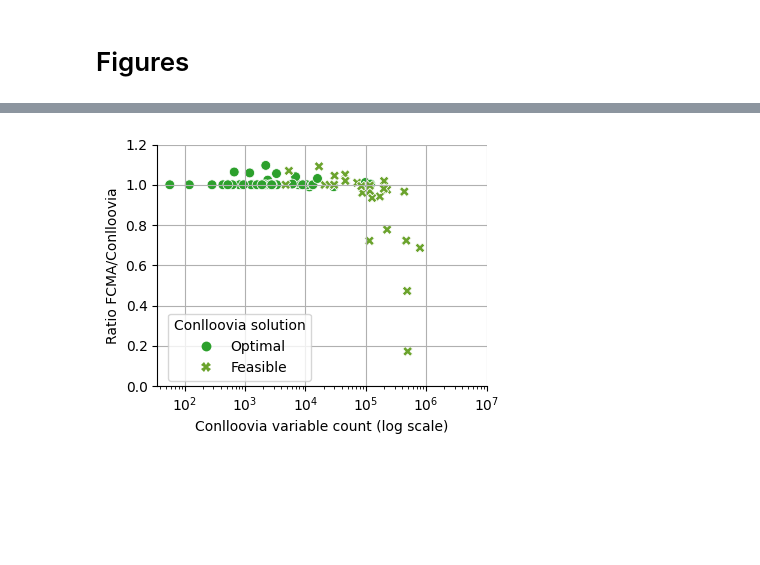
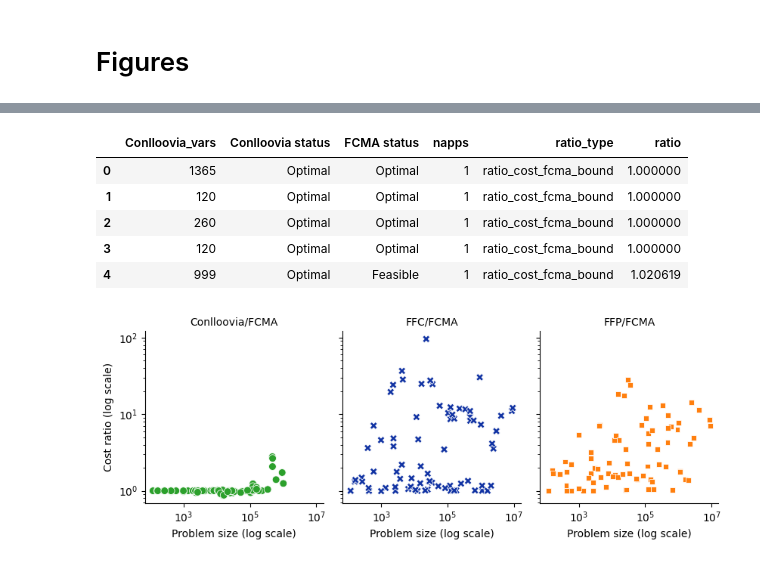
Before and after one commit to asi-uniovi/fcma_exp, a Jupyter notebook: analysis.ipynb, the cells around one changed output, grey strips where cells are left out. Saved outputs shown, nothing was run; the diff lists cells and outputs as text; code cells hidden in the pictures; blank space fills up the shorter version.

```diff
--- a/analysis.ipynb
+++ b/analysis.ipynb
@@ -72,5 +72,5 @@ df["FCMA status"] = df.apply(
 # %%
-# Compute the ratio of cost FCMA/Conlloovia_cost and FCMA/bound
+# Compute the ratio of cost FCMA, FFC, and FFP to Conlloovia and the bound
 SPEEDS = [1]
 SFMPLS = [0.5]
 
@@ -80,3 +80,6 @@ for speed in SPEEDS:
             "Conlloovia_cost_d_h"
         ]
 df[f"ratio_cost_fcma_bound"] = df[f"Fcma_1_0.5_cost_d_h"] / df["bound"]
+
+df["ratio_cost_ffc_con"] = df["FFC_cost_d_h"] / df["Conlloovia_cost_d_h"]
+df["ratio_cost_ffp_con"] = df["FFP_cost_d_h"] / df["Conlloovia_cost_d_h"]
@@ -83,6 +105,8 @@ df[f"ratio_cost_fcma_bound"] = df[f"Fcma_1_0.5_cost_d_h"] / df["bound"]
 # %%
 # Compute total times
 df["Conlloovia_total_time_s"] = df["Conlloovia_creation_time_s"] + df["Conlloovia_solving_time_s"]
+df["FFC_total_time_s"] = df["FFC_creation_time_s"] + df["FFC_solving_time_s"]
+df["FFP_total_time_s"] = df["FFP_creation_time_s"] + df["FFP_solving_time_s"]
 
 for speed in SPEEDS:
     for sfmpl in SFMPLS:
@@ -165,54 +177,84 @@ df_long.head()
+# %%
+# Put the data frame in the long format
+df_long = pd.melt(
+    df,
+    id_vars=["Conlloovia_vars", "Conlloovia status", "FCMA status", "napps"],
+    value_vars=["ratio_cost_fcma_bound", "ratio_cost_con_fcma_1_0.5", "ratio_cost_ffc_fcma_1_0.5", "ratio_cost_ffp_fcma_1_0.5"],
+    var_name="ratio_type",
+    value_name="ratio",
+)
+
+df_long.head()
+# %% [output]
+|  | Conlloovia_vars | Conlloovia status | FCMA status | napps | ratio_type | ratio |
+| 0 | 1365 | Optimal | Optimal | 1 | ratio_cost_fcma_bound | 1.000000 |
+| 1 | 120 | Optimal | Optimal | 1 | ratio_cost_fcma_bound | 1.000000 |
+| 2 | 260 | Optimal | Optimal | 1 | ratio_cost_fcma_bound | 1.000000 |
+| 3 | 120 | Optimal | Optimal | 1 | ratio_cost_fcma_bound | 1.000000 |
+| 4 | 999 | Optimal | Feasible | 1 | ratio_cost_fcma_bound | 1.020619 |
 # %%
-# Plot the ratio of cost FCMA/Conlloovia and FCMA/lower_bound vs the problem size
-data_fig1 = df_long[(df_long["ratio_type"] == "ratio_cost_fcma_1_0.5_con") & (df_long["Conlloovia status"] != "No solution")]
+# Plot the ratio of the other algorithms to FCMA vs the problem size
+ratios = ["ratio_cost_con_fcma_1_0.5", "ratio_cost_ffc_fcma_1_0.5", "ratio_cost_ffp_fcma_1_0.5"]
+data_fig1 = df_long[(df_long["ratio_type"].isin(ratios))].copy()
+
+short_names = ["Conlloovia/FCMA", "FFC/FCMA", "FFP/FCMA"]
+data_fig1["ratio_type"] = data_fig1["ratio_type"].str.replace("ratio_cost_con_fcma_1_0.5", short_names[0])
+data_fig1["ratio_type"] = data_fig1["ratio_type"].str.replace("ratio_cost_ffc_fcma_1_0.5", short_names[1])
+data_fig1["ratio_type"] = data_fig1["ratio_type"].str.replace("ratio_cost_ffp_fcma_1_0.5", short_names[2])
+
 g = sns.relplot(
     x="Conlloovia_vars",
     y="ratio",
-    hue="Conlloovia status",
-    style="Conlloovia status",
+    hue="ratio_type",
+    style="ratio_type",
     col="ratio_type",
-    col_wrap=1,
     kind="scatter",
     data=data_fig1,
     s=50, # size of the markers
-    aspect=0.9,
+    aspect=0.7,
     height=3.25,
-    palette={"Optimal": "#2ca02c", "Feasible": "#6ba32d"},
+    palette={short_names[0]: "#2ca02c", short_names[1]: "#1133a3", short_names[2]: "#ff7f0e"},
 )
 
-g._legend.set_bbox_to_anchor((0.55, 0.38))  # Adjust the legend position
+g.set_titles("{col_name}")
+
+# g._legend.set_bbox_to_anchor((0.55, 0.38))  # Adjust the legend position
 g._legend.remove()
 
 # Use log for the x axis
 plt.xscale("log")
+plt.yscale("log")
 
 # Improve the name of the ratio types and the conlloovia status
 # plt.suptitle("Cost ratio FCMA/Conlloovia and FCMA/lower_bound vs problem size")
-plt.xlabel("Conlloovia variable count (log scale)")
+# plt.xlabel("Conlloovia variable count (log scale)")
+g.set_xlabels("Problem size (log scale)")
+g.set_ylabels("Cost ratio (log scale)")
 
 # Use as ylabel in the first row "Ratio FCMA/Conlloovia"
-for ax, title in zip(g.axes.flat, ["Ratio FCMA/Conlloovia"]):
-    ax.set_ylabel(title)
+# for ax, title in zip(g.axes.flat, ["Ratio FCMA/Conlloovia"]):
+#     ax.set_ylabel(title)
 
 # Remove the titles of the rows
-for ax in g.axes.flat:
-    ax.set_title("")
+# for ax in g.axes.flat:
+#     ax.set_title("")
 
-plt.legend(bbox_to_anchor=(0.25, 0.3), loc='upper center', borderaxespad=0., title="Conlloovia solution").get_frame().set_facecolor('white')
+# plt.legend(bbox_to_anchor=(0.25, 0.3), loc='upper center', borderaxespad=0., title="Conlloovia solution").get_frame().set_facecolor('white')
 # plt.legend().get_frame().set_facecolor('white')
 
-# Move the legend down
+# Move the legend right
+# plt.legend(loc='center left', bbox_to_anchor=(2, 0.5))
 
 
 # Add a grid
-plt.grid()
+# plt.grid()
 
 # Improve the axis to compare with the next plot
-plt.ylim(0, 1.2)
-plt.xlim(0, 1e7)
+# plt.ylim(0)
+# plt.xlim(0, 1e7)
 
 plt.tight_layout()
 
 plt.savefig(f"res_cost_1.png", dpi=600, bbox_inches='tight')
 # %% [output]
-[figure, old version]
+[figure, new version]
```
Also changed, not shown: parts of 21 cells of this notebook, 5 other files.
